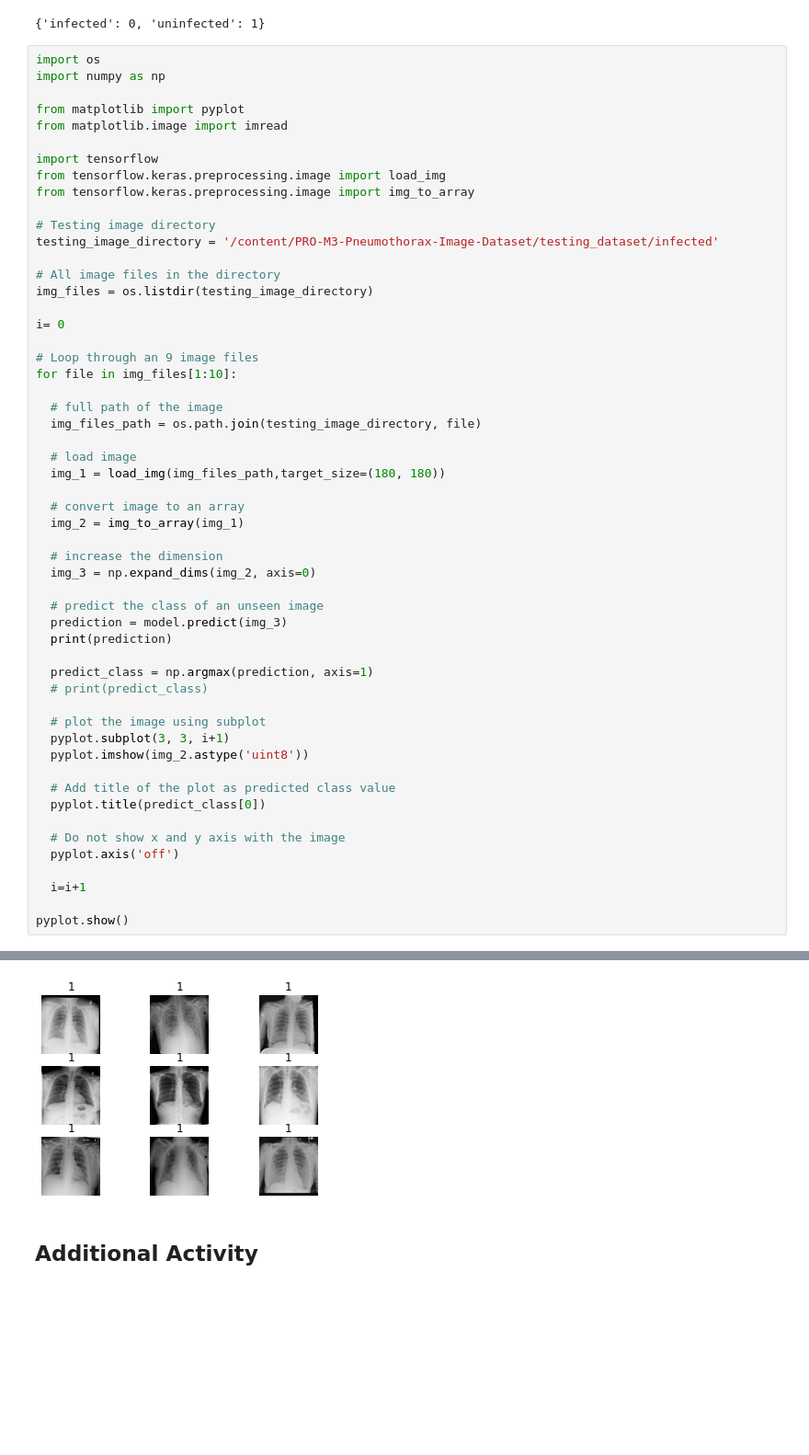
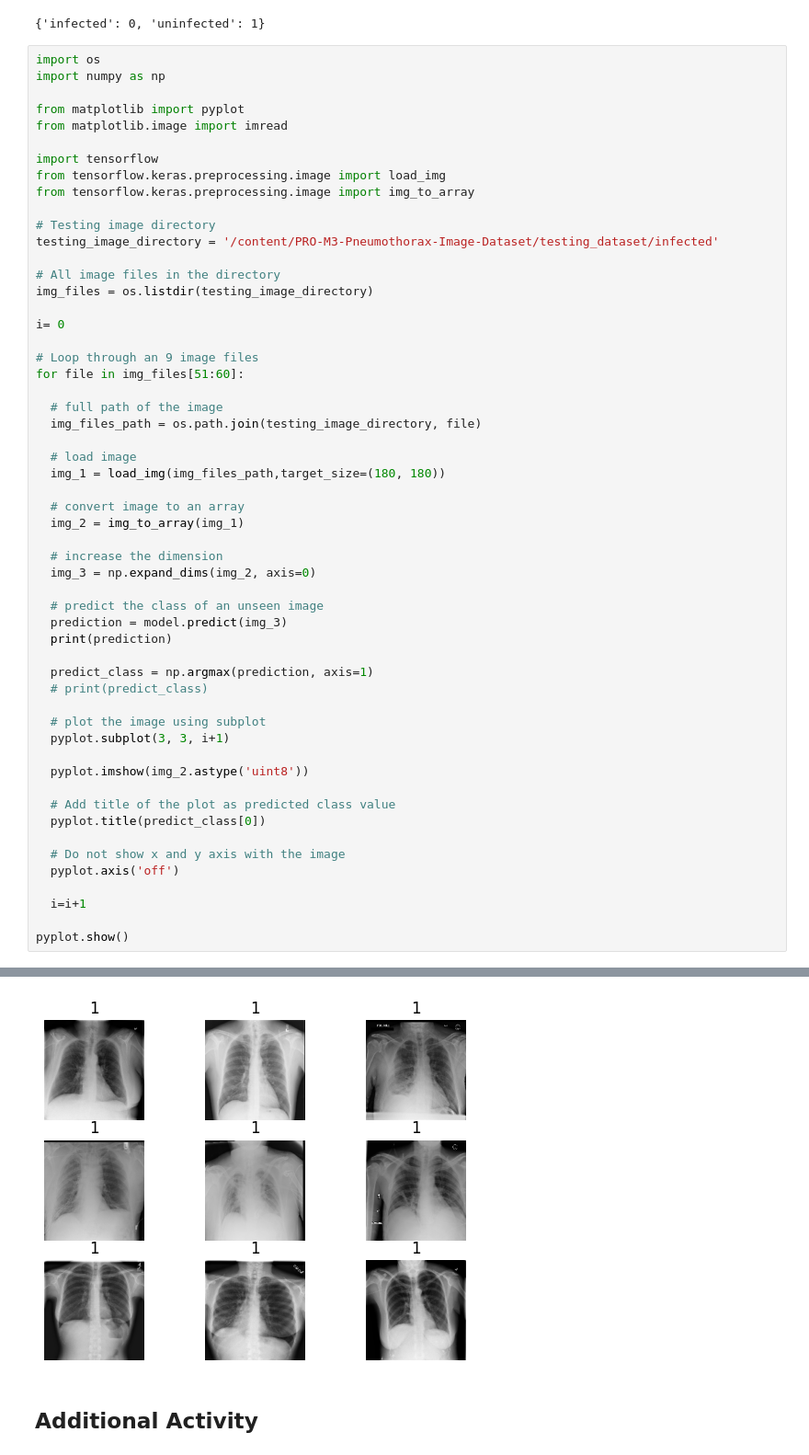
Before and after one commit to diksha139/105StudentActivity, a Jupyter notebook: Class128.ipynb, the cells around one changed output, grey strips where cells are left out. Shown: that part at 92% size. Cells and saved outputs as stored; diff of their text form; blank space fills up the shorter version.

```diff
--- a/Class128.ipynb
+++ b/Class128.ipynb
@@ -305,7 +330,7 @@ img_files = os.listdir(testing_image_directory)
 i= 0
 
 # Loop through an 9 image files
-for file in img_files[1:10]:
+for file in img_files[51:60]:
 
   # full path of the image
   img_files_path = os.path.join(testing_image_directory, file)
@@ -328,6 +353,7 @@ for file in img_files[1:10]:
 
   # plot the image using subplot
   pyplot.subplot(3, 3, i+1)
+
   pyplot.imshow(img_2.astype('uint8'))
 
   # Add title of the plot as predicted class value
@@ -361,4 +387,4 @@ pyplot.show()
-[figure, old version]
+[figure, new version]
 # %% [markdown]
 ## Additional Activity
 # %% [markdown]
```
Also changed, not shown: parts of 5 cells of this notebook.
